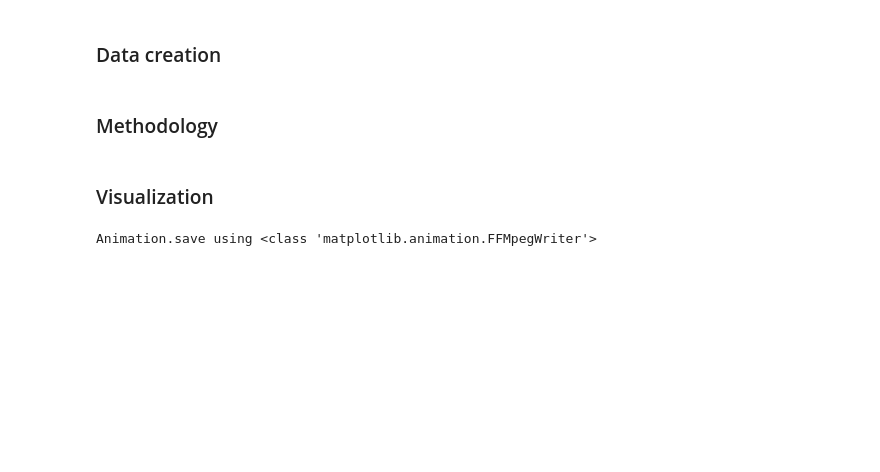
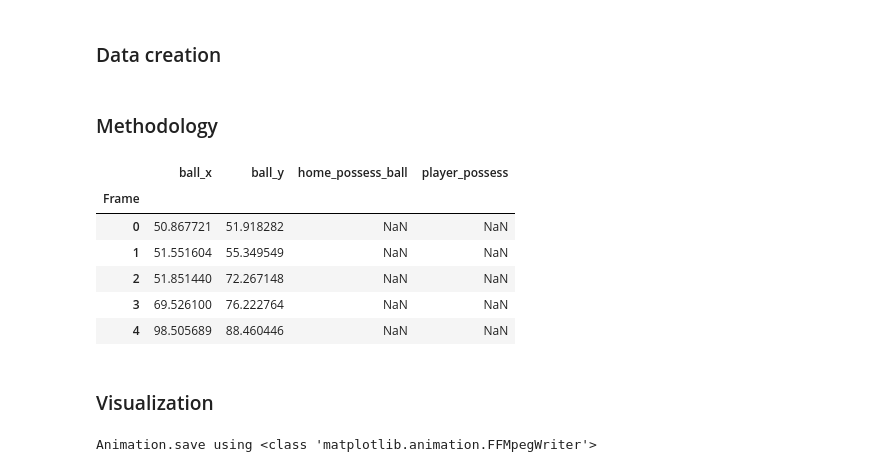
Before and after one commit to DavideMichelon10/mplsoccer-example, a Jupyter notebook: mplsoccer.ipynb, the cells around one changed output. Drawn from its saved outputs; the diff is of its cells as text; code cells hidden in the pictures; blank space fills up the shorter version.

```diff
--- a/mplsoccer.ipynb
+++ b/mplsoccer.ipynb
@@ -415,0 +429,10 @@ def penalityD(i, df_sender, df_opp, team_sender_x, team_sender_y, sender_x, send
+# %%
+df_ball.head()
+# %% [output]
+|  | ball_x | ball_y | home_possess_ball | player_possess |
+| Frame |  |  |  |  |
+| 0 | 50.867721 | 51.918282 | NaN | NaN |
+| 1 | 51.551604 | 55.349549 | NaN | NaN |
+| 2 | 51.851440 | 72.267148 | NaN | NaN |
+| 3 | 69.526100 | 76.222764 | NaN | NaN |
+| 4 | 98.505689 | 88.460446 | NaN | NaN |
```
Also changed, not shown: parts of 6 cells of this notebook.
